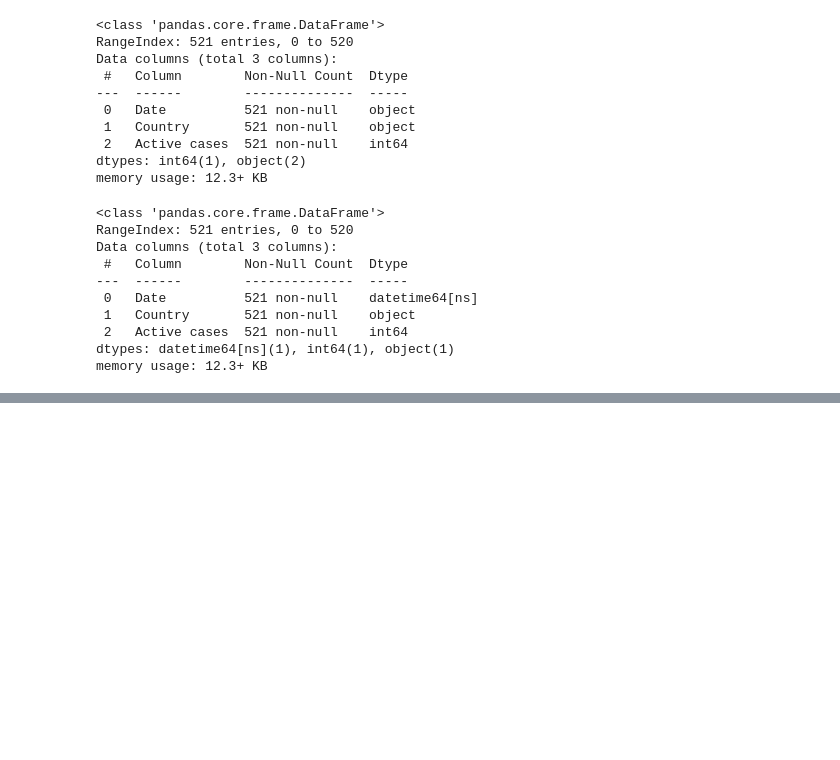
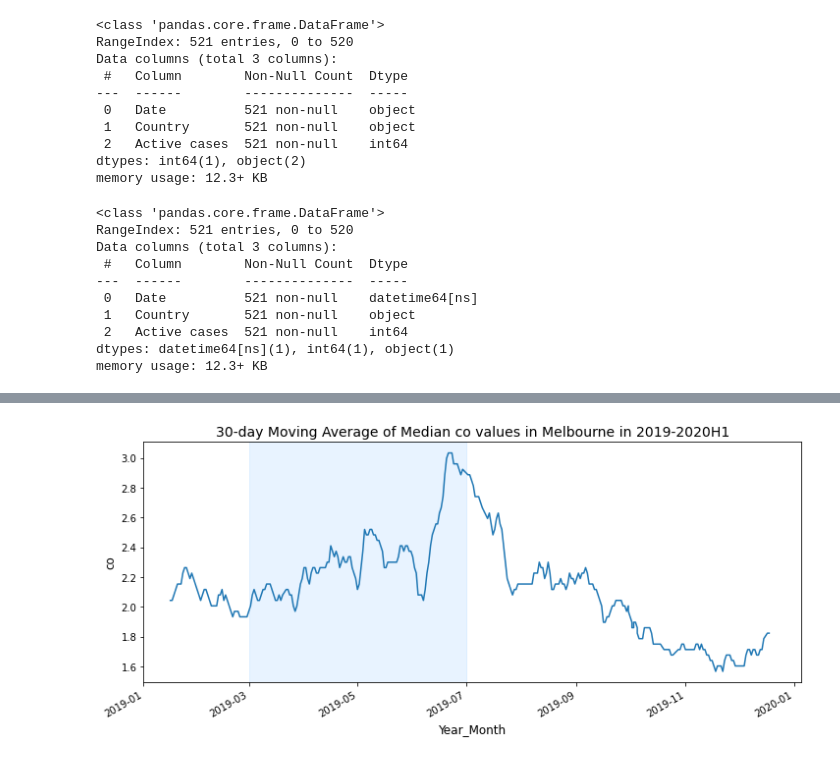
Before and after one commit to firdausmehta/COVID19-Global-Air-Quality, a Jupyter notebook: Clean_Data_Firdaus.ipynb, the cells around one changed output, grey strips where cells are left out. Saved outputs shown, nothing was run; the diff lists cells and outputs as text; code cells hidden in the pictures; blank space fills up the shorter version.

```diff
--- a/Clean_Data_Firdaus.ipynb
+++ b/Clean_Data_Firdaus.ipynb
@@ -852,0 +878,4 @@ def linear_regression_plot(df, x, y, df_name, title):
+# %%
+mel_air_specie("co")
+# %% [output]
+[figure, added]
```
Also changed, not shown: parts of 21 cells of this notebook, 8 other files.
